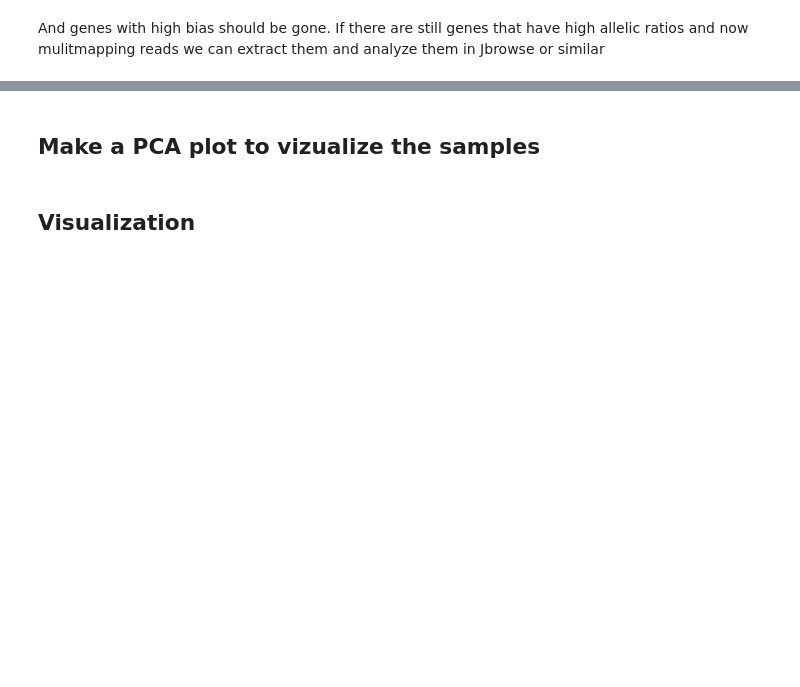
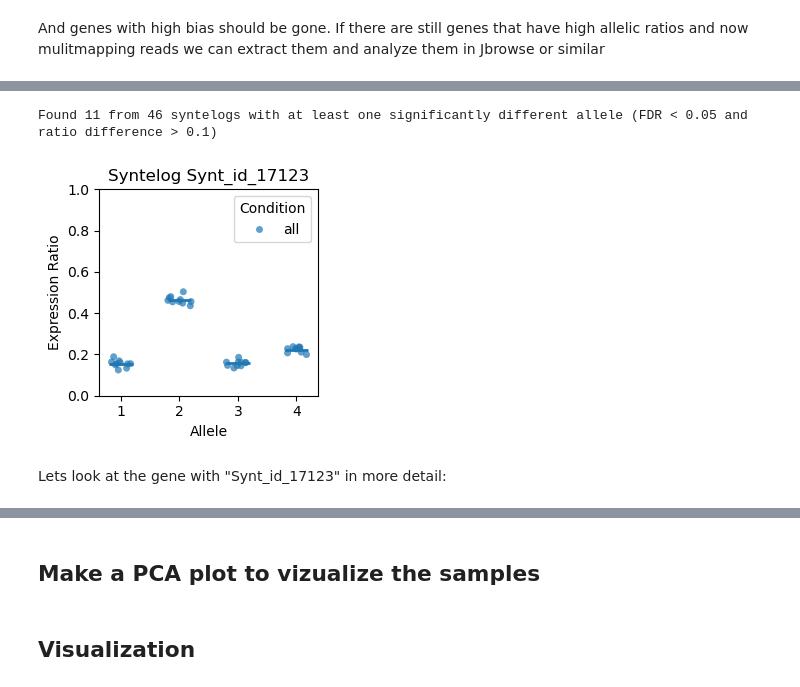
Before and after one commit to nadjano/polyase, a Jupyter notebook: .notebooks/long_readRNA_seq_counts_allele_atlantic.ipynb, the cells around one changed output, grey strips where cells are left out. Cells and saved outputs as stored; diff of their text form; code cells hidden in the pictures; blank space fills up the shorter version.

```diff
--- a/.notebooks/long_readRNA_seq_counts_allele_atlantic.ipynb
+++ b/.notebooks/long_readRNA_seq_counts_allele_atlantic.ipynb
@@ -484,0 +244,19 @@ top_5_results = results_df[results_df['Synt_id'].isin(top_5_syntelogs)]
+# %%
+# select only the genes with equal lengths, low multimapping ratio and synteny category "1hap1_1hap2_1hap3_1hap4_s"
+mask = (allelic_data.var["CDS_haplotype_with_longest_annotation"] == "equal_lengths" ) & (allelic_data.var["multimapping_ratio"] < 0.25) & (allelic_data.var["synteny_category"] == "1hap1_1hap2_1hap3_1hap4_s")
+allelic_data_length_filter = allelic_data[:,mask].copy()
+
+# 1. Test for differential allelic ratios withing conditions
+results = test_allelic_ratios_within_conditions(allelic_data_length_filter, layer="unique_counts", test_condition= "all", inplace=True)
+
+# 2. Get top differential syntelogs
+top_results = get_top_differential_syntelogs(results, n=1, sort_by='FDR', fdr_threshold=0.005, ratio_threshold=0.1)
+
+# 3. Plot the results
+fig = plot_top_differential_syntelogs(top_results, figsize=(3, 3), sort_by='ratio_difference')
+plt.show()
+# %% [output]
+Found 11 from 46 syntelogs with at least one significantly different allele (FDR < 0.05 and ratio difference > 0.1)
+[figure, added]
+# %% [markdown]
+Lets look at the gene with "Synt_id_17123" in more detail:
```
Also changed, not shown: parts of 60 cells of this notebook, 2 other files.
